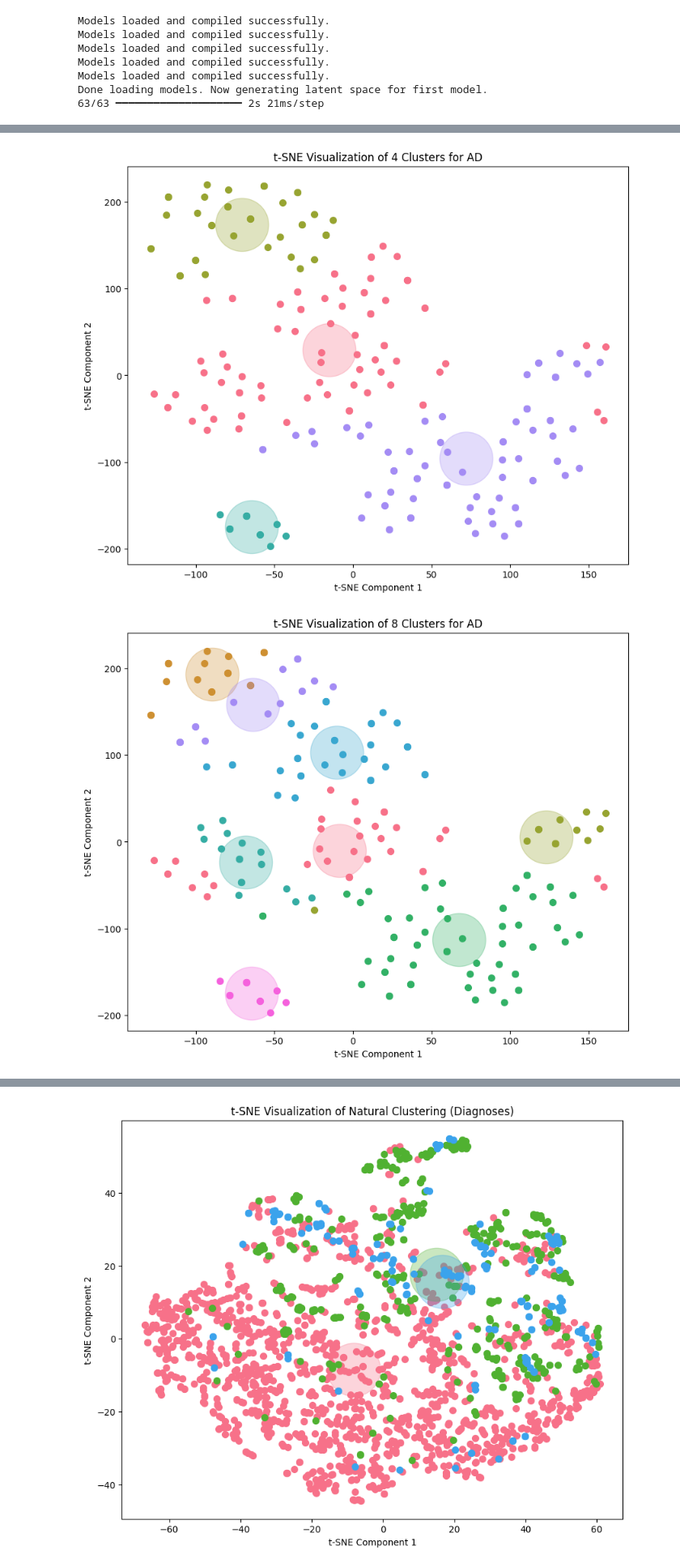
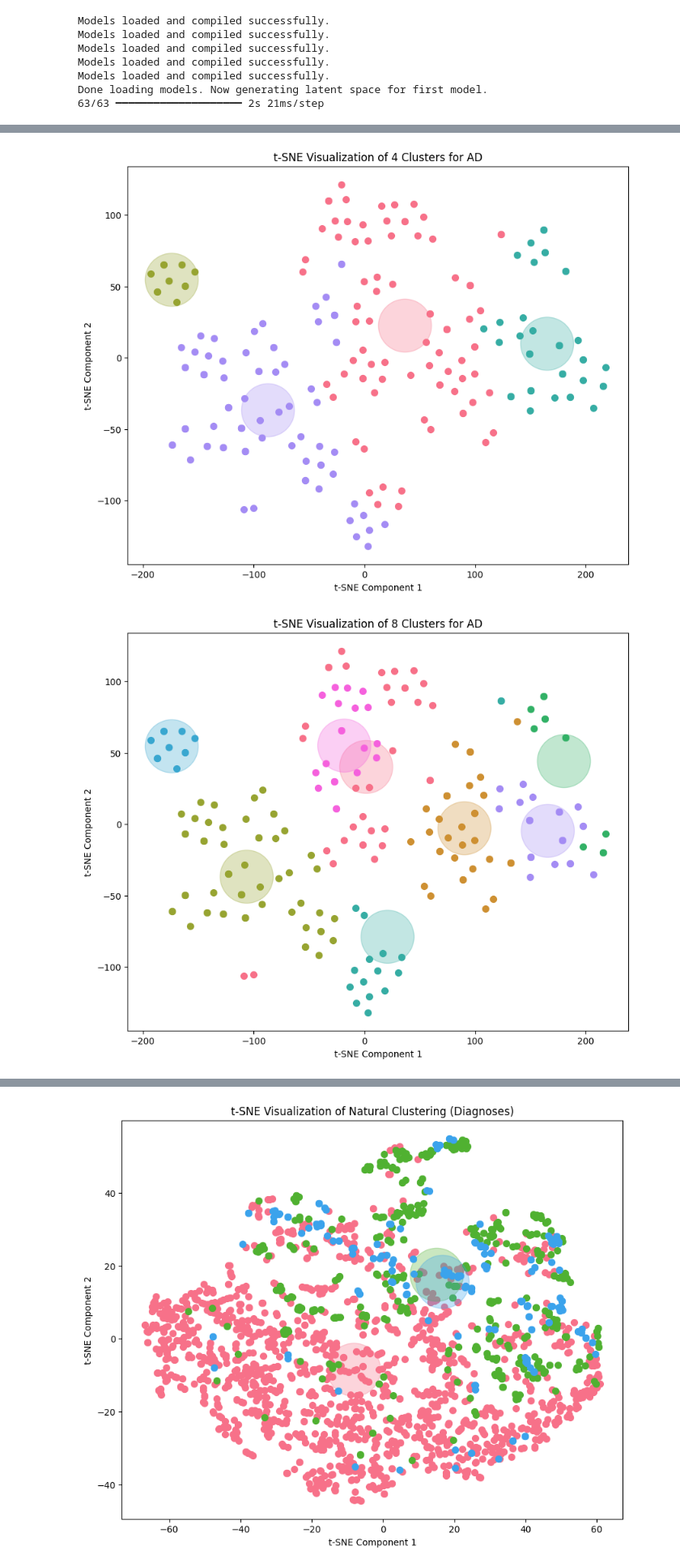
Before and after one commit to Vaakir/unsupervised-deep-learning-bachelor-thesis, a Jupyter notebook: clustering.ipynb, the cells around one changed output, grey strips where cells are left out. Shown at 81% size. Saved outputs shown, nothing was run; the diff lists cells and outputs as text; code cells hidden in the pictures.

```diff
--- a/clustering.ipynb
+++ b/clustering.ipynb
@@ -33,6 +34,8 @@ Models loaded and compiled successfully.
 Models loaded and compiled successfully.
 Done loading models. Now generating latent space for first model.
 63/63 ━━━━━━━━━━━━━━━━━━━━ 2s 21ms/step
+# %%
+latent_scaled = StandardScaler().fit_transform(latent)
 # %%
 def find_clusters(data, n_clusters=3):
     """
@@ -99,6 +102,6 @@ def plot_clusters(data, labels, n_clusters=3, title='t-SNE Visualization of Clus
 # Example usage (with random data)
 # data = np.random.rand(100, 10)
 for n_clusters in [2,4, 8, 12]:
-    labels, p_values_samples = find_clusters(latent, n_clusters=n_clusters)
-    plot_clusters(latent, labels, n_clusters=n_clusters,title=f't-SNE Visualization of {n_clusters} Clusters')
+    labels, p_values_samples = find_clusters(latent_scaled, n_clusters=n_clusters)
+    plot_clusters(latent_scaled, labels, n_clusters=n_clusters,title=f't-SNE Visualization of {n_clusters} Clusters')
 # %% [output]
@@ -109,7 +112,7 @@ for n_clusters in [2,4, 8, 12]:
 # %%
 group = "AD"
-group_latent = latent[1787 : 2000]
-for n_clusters in [2,4, 8, 12]:
+group_latent = latent_scaled[1787 : 2000]
+for n_clusters in [2, 4, 8]:
     labels, p_values_samples = find_clusters(group_latent, n_clusters=n_clusters)
     plot_clusters(group_latent, labels, n_clusters=n_clusters,title=f't-SNE Visualization of {n_clusters} Clusters for {group}')
 # %% [output]
@@ -117,2 +120,2 @@ for n_clusters in [2,4, 8, 12]:
-[figure, old version]
+[figure, new version]
-[figure, old version]
+[figure, new version]
```
Also changed, not shown: parts of 5 cells of this notebook, 9 other files.
